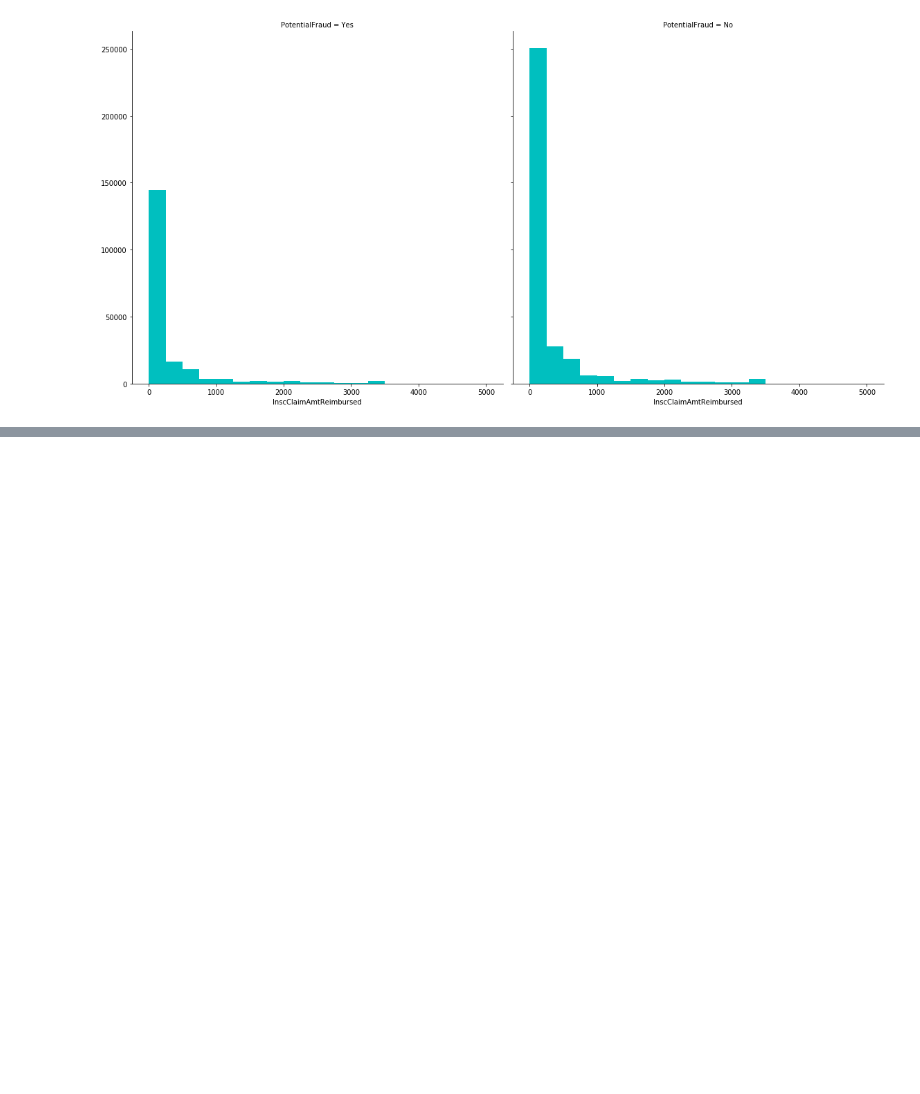
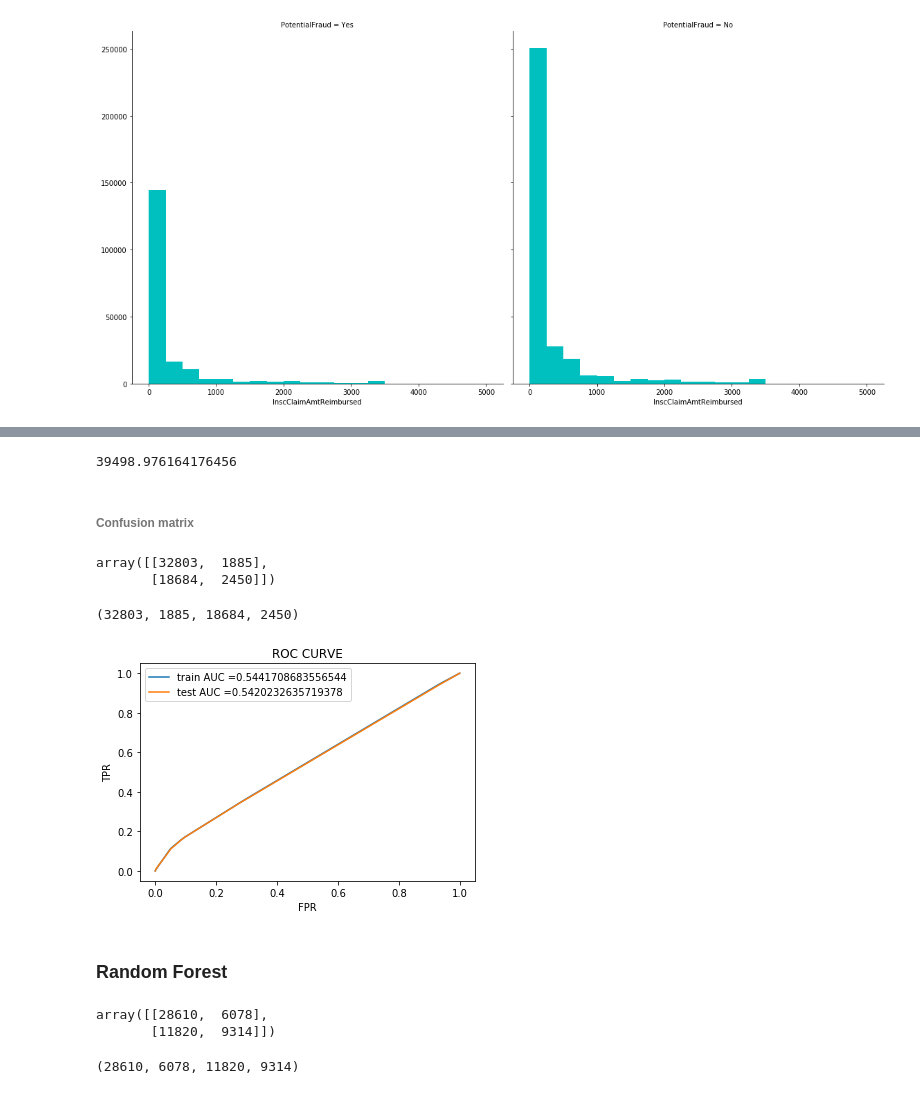
Before and after one commit to Betty1999Kamanthe/Healthcare-provider-fraud-detection-analysis, a Jupyter notebook: medicare.ipynb, the cells around one changed output, grey strips where cells are left out. Cells and saved outputs as stored; diff of their text form; code cells hidden in the pictures; blank space fills up the shorter version.

```diff
--- a/medicare.ipynb
+++ b/medicare.ipynb
@@ -731,0 +996,8 @@ g.map(plt.hist, 'InscClaimAmtReimbursed', bins=20, range=[0, 5000], color ='c')
+# %%
+from sklearn.ensemble import RandomForestClassifier
+estimator1= RandomForestClassifier()
+estimator1.fit(x_train, y_train)
+model_score= estimator1.predict(x_train)
+accuracy= estimator1.predict(x_test)
+print(accuracy_score(y_train, model_score))
+print(accuracy_score(y_test, accuracy))
@@ -731,0 +1009,8 @@ g.map(plt.hist, 'InscClaimAmtReimbursed', bins=20, range=[0, 5000], color ='c')
+# %%
+from sklearn.naive_bayes import GaussianNB
+bayes = GaussianNB()
+bayes.fit(x_train, y_train)
+train_pred = bayes.predict(x_train)
+test_pred = bayes.predict(x_test)
+print(accuracy_score(y_train,train_pred))
+print(accuracy_score(y_test,test_pred))
@@ -731,0 +1102,32 @@ g.map(plt.hist, 'InscClaimAmtReimbursed', bins=20, range=[0, 5000], color ='c')
+# %%
+m4= master_df['InscClaimAmtReimbursed'].mean()
+s4= master_df['InscClaimAmtReimbursed'].std()
+print((10.075*s4)+m4)
+# %% [output]
+39498.976164176456
+# %% [markdown]
+###### Confusion matrix
+# %%
+confusion_matrix(y_test, accuracy)
+# %% [output]
+array([[32803,  1885],
+       [18684,  2450]])
+# %%
+tn, fp, fn, tp = confusion_matrix(y_test,accuracy).ravel()
+(tn, fp, fn, tp)
+# %% [output]
+(32803, 1885, 18684, 2450)
+# %%
+train_fpr, train_tpr, thresholds = roc_curve(y_train, estimator.predict_proba(x_train)[:,1])
+test_fpr, test_tpr, thresholds = roc_curve(y_test, estimator.predict_proba(x_test)[:,1])
+plt.plot(train_fpr, train_tpr, label="train AUC ="+str(auc(train_fpr, train_tpr)))
+plt.plot(test_fpr, test_tpr, label="test AUC ="+str(auc(test_fpr, test_tpr)))
+plt.legend()
+plt.xlabel("FPR")
+plt.ylabel("TPR")
+plt.title("ROC CURVE")
+plt.show()
+# %% [output]
+[figure, added]
+# %% [markdown]
+### Random Forest
@@ -731,0 +1148,10 @@ g.map(plt.hist, 'InscClaimAmtReimbursed', bins=20, range=[0, 5000], color ='c')
+# %%
+confusion_matrix(y_test, accuracy)
+# %% [output]
+array([[28610,  6078],
+       [11820,  9314]])
+# %%
+tn, fp, fn, tp = confusion_matrix(y_test,accuracy).ravel()
+(tn, fp, fn, tp)
+# %% [output]
+(28610, 6078, 11820, 9314)
```
Also changed, not shown: parts of 78 cells of this notebook.
